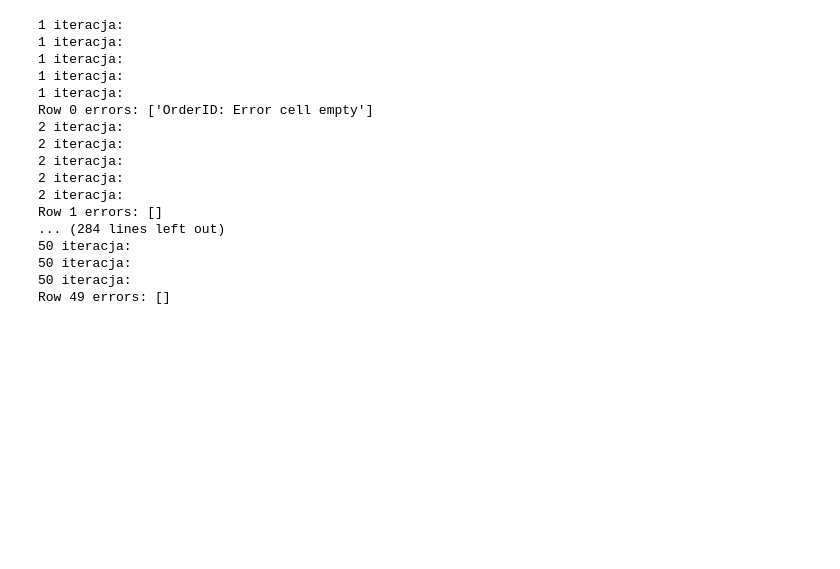
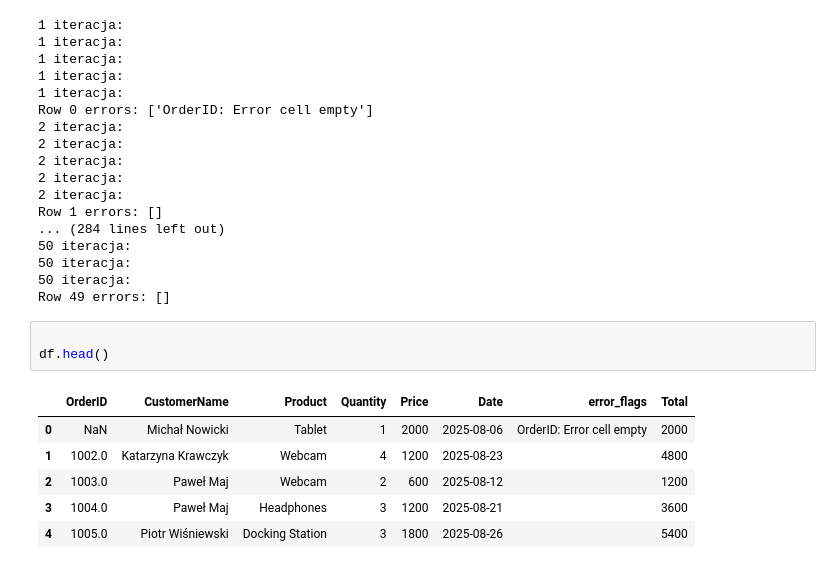
Before and after one commit to darkchiii/sales-automation-bot, a Jupyter notebook: fetch_data_test.ipynb, the cells around one changed output. Cells and saved outputs as stored; diff of their text form; blank space fills up the shorter version.

```diff
--- a/fetch_data_test.ipynb
+++ b/fetch_data_test.ipynb
@@ -115,3 +113,13 @@ Row 1 errors: []
 50 iteracja:
 50 iteracja:
 Row 49 errors: []
+# %%
+
+df.head()
+# %% [output]
+|  | OrderID | CustomerName | Product | Quantity | Price | Date | error_flags | Total |
+| 0 | NaN | Michał Nowicki | Tablet | 1 | 2000 | 2025-08-06 | OrderID: Error cell empty | 2000 |
+| 1 | 1002.0 | Katarzyna Krawczyk | Webcam | 4 | 1200 | 2025-08-23 |  | 4800 |
+| 2 | 1003.0 | Paweł Maj | Webcam | 2 | 600 | 2025-08-12 |  | 1200 |
+| 3 | 1004.0 | Paweł Maj | Headphones | 3 | 1200 | 2025-08-21 |  | 3600 |
+| 4 | 1005.0 | Piotr Wiśniewski | Docking Station | 3 | 1800 | 2025-08-26 |  | 5400 |
```
Also changed, not shown: parts of 10 cells of this notebook, 7 other files.
